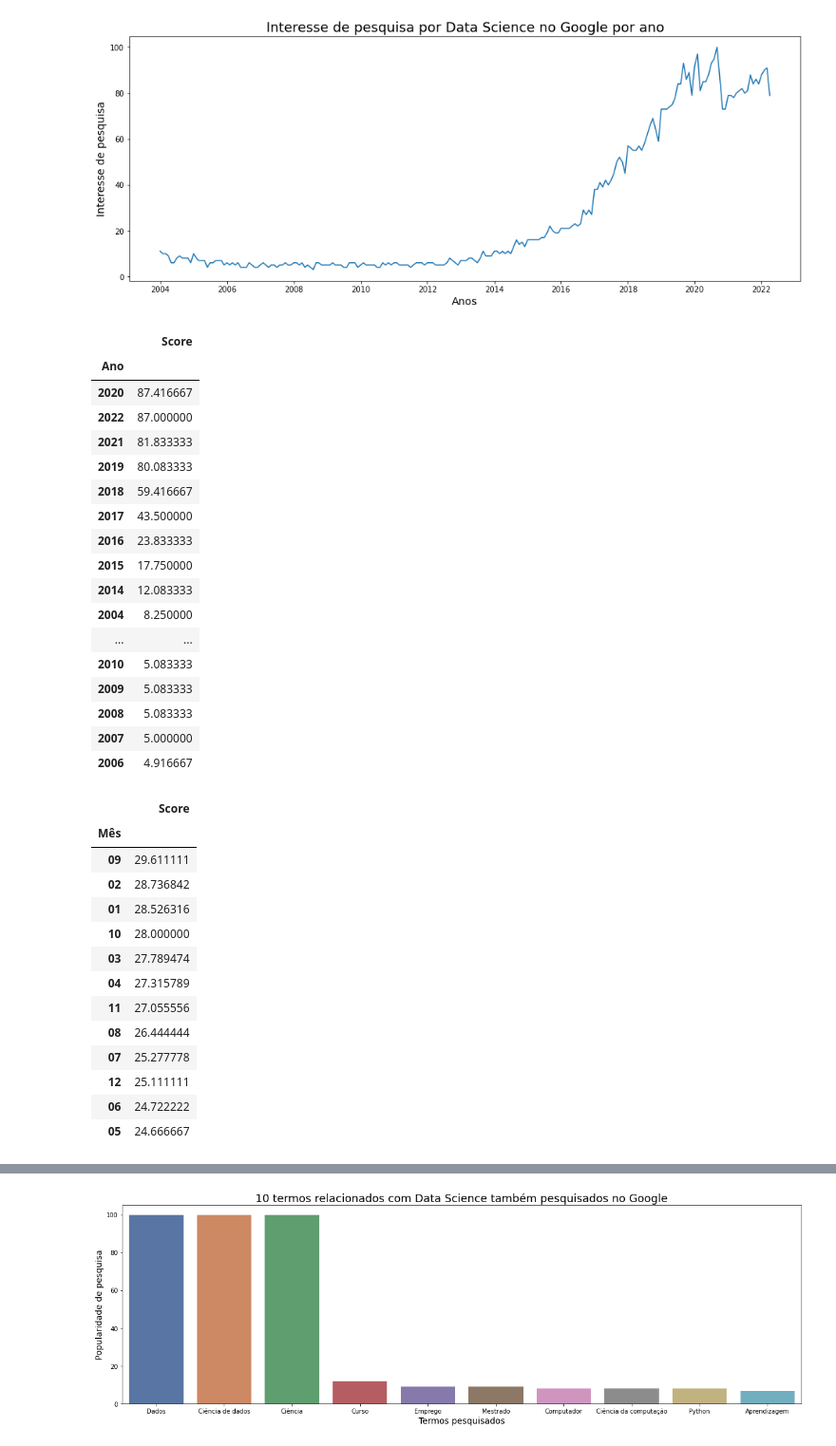
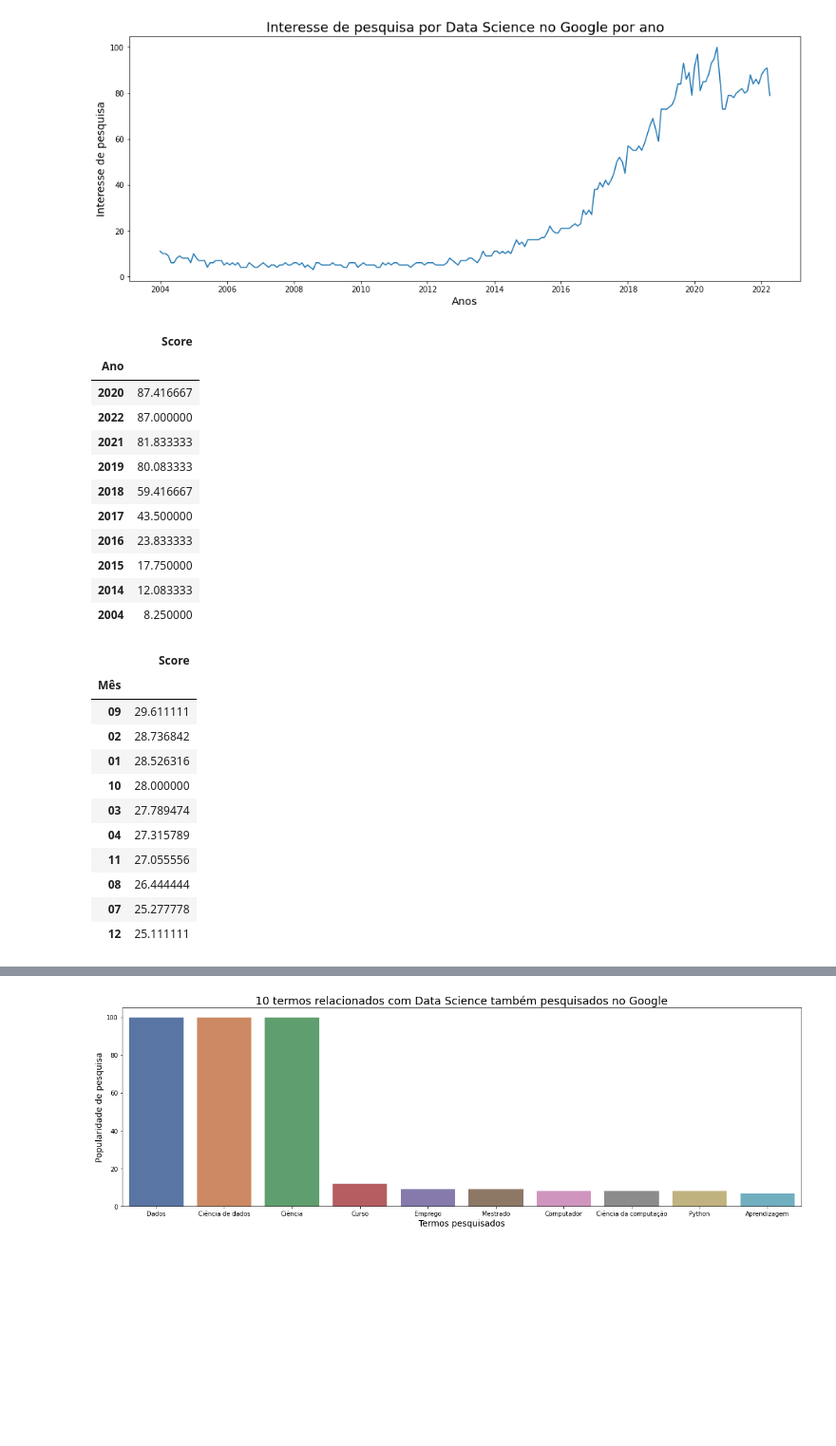
Before and after one commit to xandeea/Atividade-An-lise-de-dados, a Jupyter notebook: Analise de dados.ipynb, the cells around one changed output, grey strips where cells are left out. Shown at 95% size. Drawn from its saved outputs; the diff is of its cells as text; code cells hidden in the pictures; blank space fills up the shorter version.

```diff
--- a/Analise de dados.ipynb
+++ b/Analise de dados.ipynb
@@ -75,29 +103,23 @@ plt.show()
 [figure]
 # %%
 pesquisas_por_ano = pd.DataFrame(linha_tempo.groupby('Ano')['Score'].mean()).sort_values(by='Score', ascending=False)
-pesquisas_por_ano
+pesquisas_por_ano.head(10)
 # %% [output]
 |  | Score |
 | Ano |  |
 | 2020 | 87.416667 |
 | 2022 | 87.000000 |
 | 2021 | 81.833333 |
 | 2019 | 80.083333 |
 | 2018 | 59.416667 |
 | 2017 | 43.500000 |
 | 2016 | 23.833333 |
 | 2015 | 17.750000 |
 | 2014 | 12.083333 |
 | 2004 | 8.250000 |
-| ... | ... |
-| 2010 | 5.083333 |
-| 2009 | 5.083333 |
-| 2008 | 5.083333 |
-| 2007 | 5.000000 |
-| 2006 | 4.916667 |
 # %%
 pesquisas_por_mes = pd.DataFrame(linha_tempo.groupby('Mês')['Score'].mean()).sort_values(by='Score', ascending=False)
-pesquisas_por_mes
+pesquisas_por_mes.head(10)
 # %% [output]
 |  | Score |
 | Mês |  |
@@ -111,8 +133,6 @@ pesquisas_por_mes
 | 08 | 26.444444 |
 | 07 | 25.277778 |
 | 12 | 25.111111 |
-| 06 | 24.722222 |
-| 05 | 24.666667 |
 # %%
 relacionados_valor = relacionados.iloc[:25,:]
 aumento_repentino = relacionados.iloc[25:,:]
```
Also changed, not shown: parts of 12 cells of this notebook.
